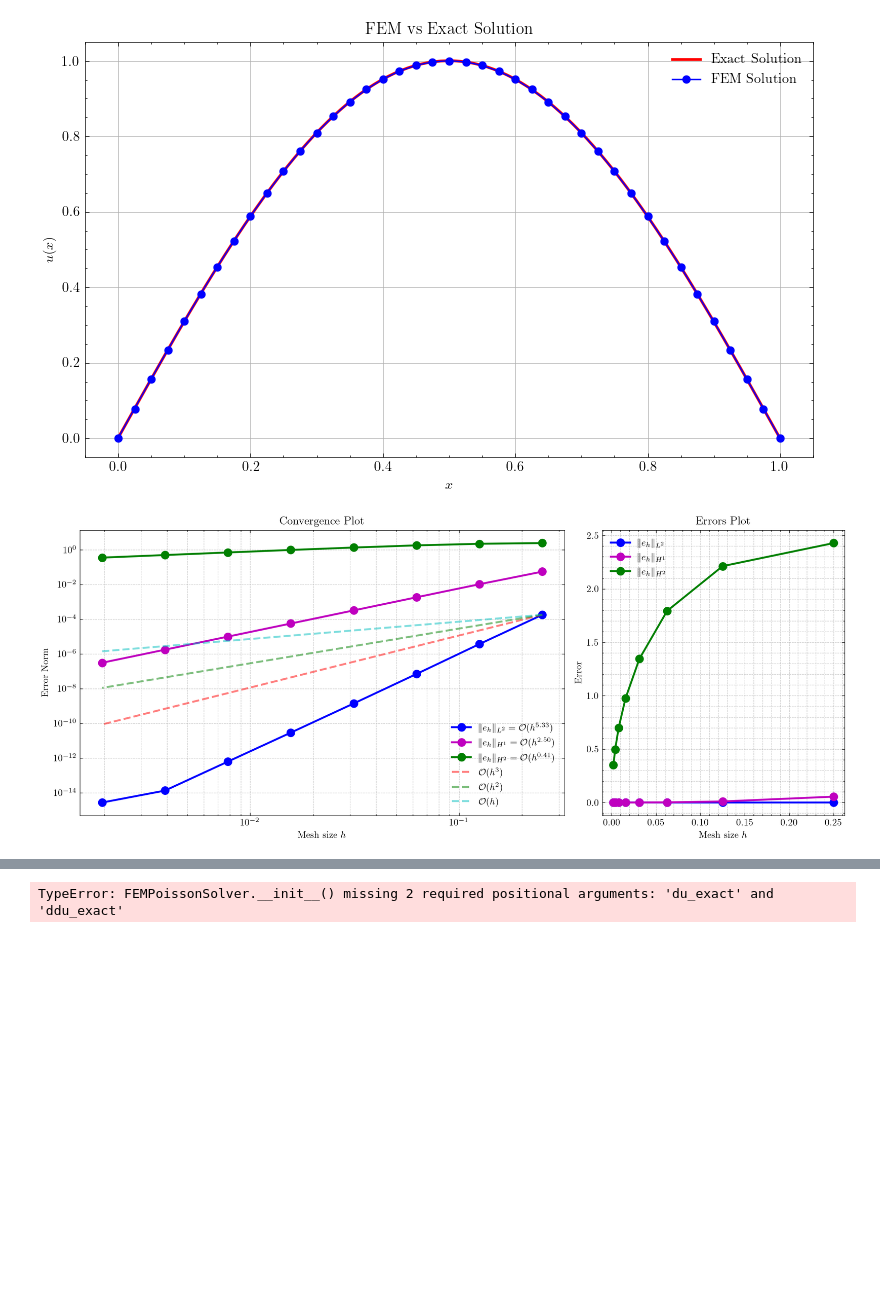
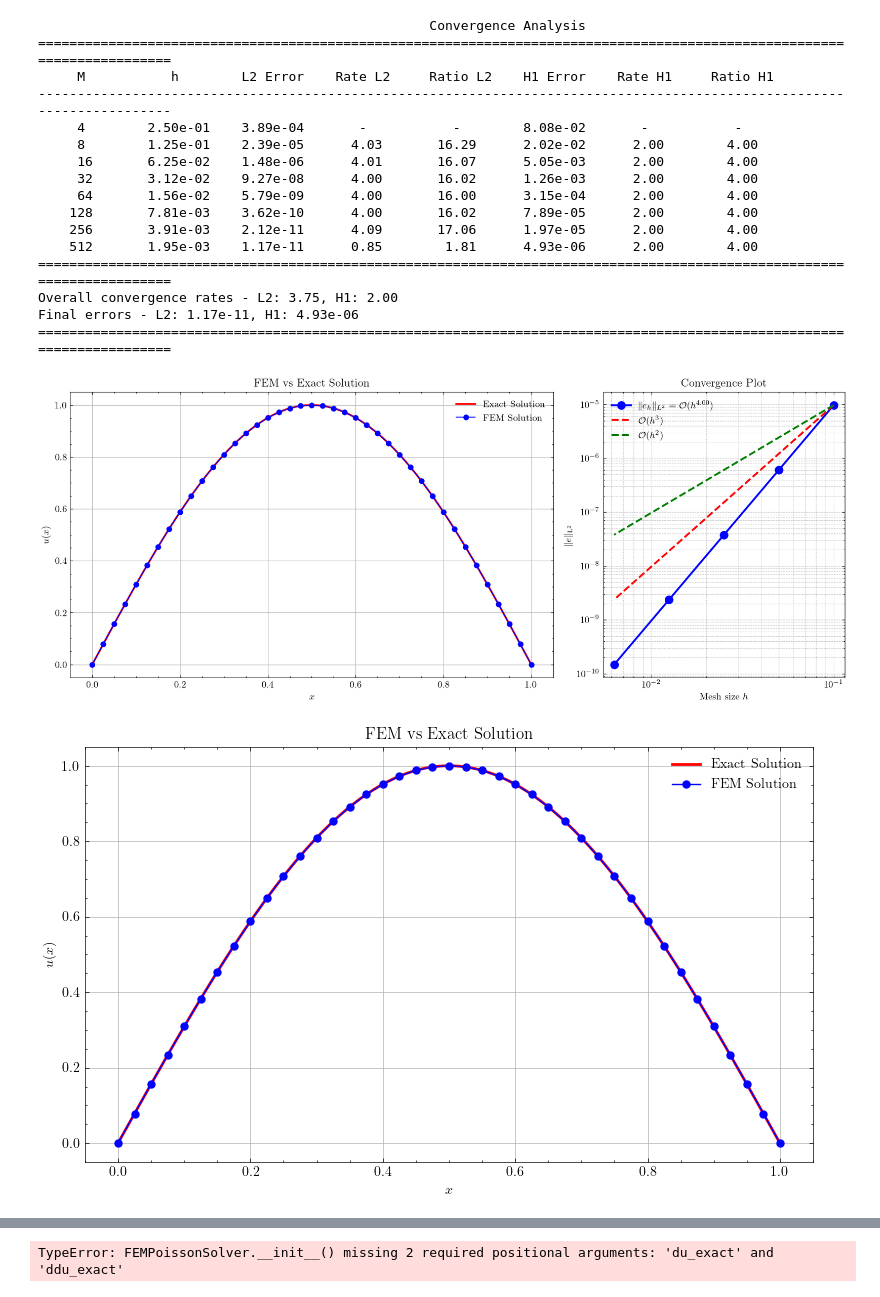
Before and after one commit to TrymSaether/TMA4212-Project-2-FEM, a Jupyter notebook: main.ipynb, the cells around one changed output, grey strips where cells are left out. Drawn from its saved outputs; the diff is of its cells as text; code cells hidden in the pictures; blank space fills up the shorter version.

```diff
--- a/main.ipynb
+++ b/main.ipynb
@@ -40,18 +40,34 @@ Final errors - L2: 3.61e-16, H1: 3.19e-13, H2: 3.10e-01
 # %%
 
 f2 = lambda x: np.pi**2 * np.sin(np.pi*x)
 exact2 = lambda x: np.sin(np.pi*x)
 du_exact2 = lambda x: np.pi * np.cos(np.pi*x)
 ddu_exact2 = lambda x: -np.pi**2 * np.sin(np.pi*x)
 
 savefig2= False
 solver2 = FEMPoissonSolver(M=20, f=f2, exact=exact2, du_exact=du_exact2, ddu_exact=ddu_exact2)
 solver2.assemble()
 solver2.solve()
-solver2.plot_solution(name='sine', savefig=savefig2)
-solver2.plot_convergence(name='sine', savefig=savefig2)
-solver2.print_convergence_table()
-solver2.plot(fine_mesh=200, name='sine', savefig=savefig2)
+print_convergence_table(solver2)
+plot(solver2, name='sin', savefig=savefig2)
+plot_solution(solver2, name='sin', savefig=savefig2)
+plot_stiffness_matrix_and_load_vector(solver2, name='sin', savefig=savefig2)
 # %% [output]
+                                                  Convergence Analysis
+========================================================================================================================
+     M           h        L2 Error    Rate L2     Ratio L2    H1 Error    Rate H1     Ratio H1
+------------------------------------------------------------------------------------------------------------------------
+     4        2.50e-01    3.89e-04       -           -        8.08e-02       -           -
+     8        1.25e-01    2.39e-05      4.03       16.29      2.02e-02      2.00        4.00
+     16       6.25e-02    1.48e-06      4.01       16.07      5.05e-03      2.00        4.00
+     32       3.12e-02    9.27e-08      4.00       16.02      1.26e-03      2.00        4.00
+     64       1.56e-02    5.79e-09      4.00       16.00      3.15e-04      2.00        4.00
+    128       7.81e-03    3.62e-10      4.00       16.02      7.89e-05      2.00        4.00
+    256       3.91e-03    2.12e-11      4.09       17.06      1.97e-05      2.00        4.00
+    512       1.95e-03    1.17e-11      0.85        1.81      4.93e-06      2.00        4.00
+========================================================================================================================
+Overall convergence rates - L2: 3.75, H1: 2.00
+Final errors - L2: 1.17e-11, H1: 4.93e-06
+========================================================================================================================
-[figure, old version]
+[figure, new version]
-[figure, old version]
+[figure, new version]
```
Also changed, not shown: parts of 5 cells of this notebook, 1 other file.
